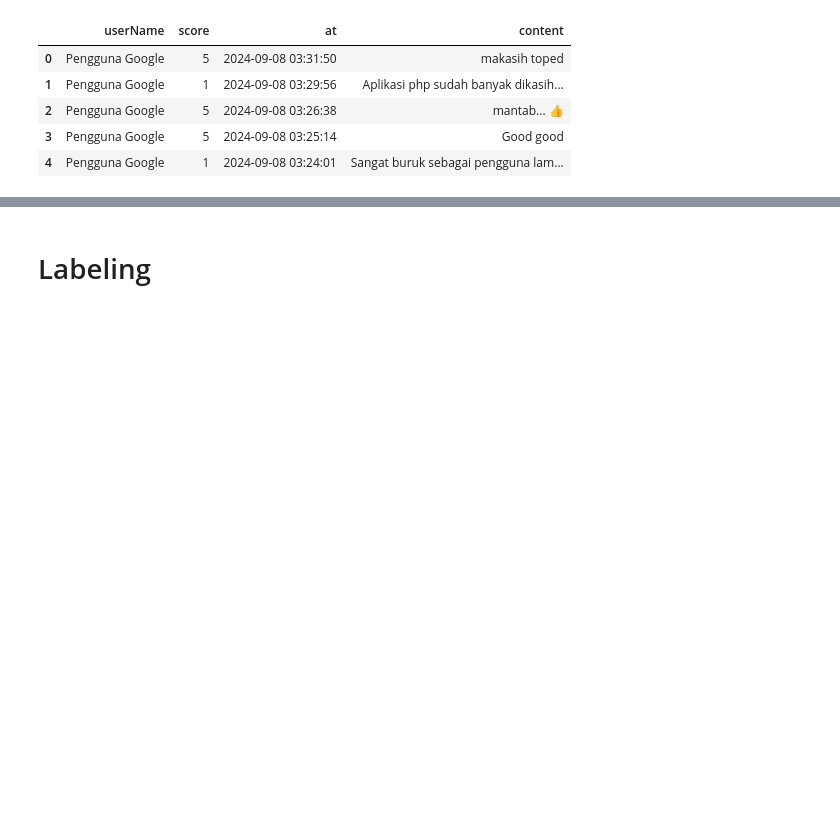
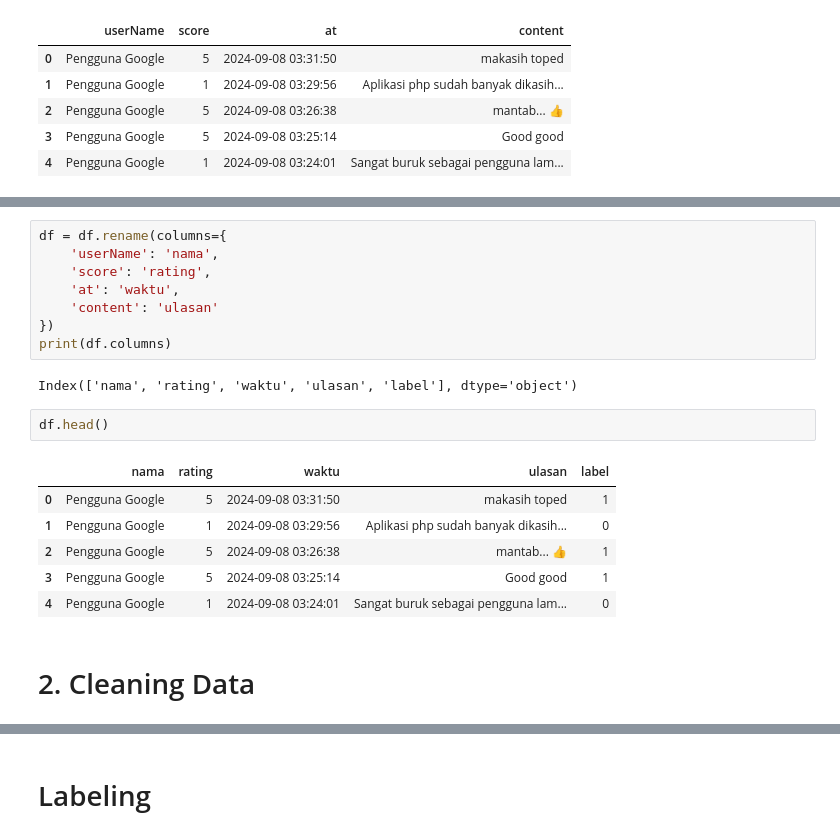
Before and after one commit to Mutasar/Proyek_Analisis_Sentimen, a Jupyter notebook: Analisa_Sentimen_Ulasan_Aplikasi_Tokopedia_di_Playstore.ipynb, the cells around one changed output, grey strips where cells are left out. Cells and saved outputs as stored; diff of their text form; blank space fills up the shorter version.

```diff
--- a/Analisa_Sentimen_Ulasan_Aplikasi_Tokopedia_di_Playstore.ipynb
+++ b/Analisa_Sentimen_Ulasan_Aplikasi_Tokopedia_di_Playstore.ipynb
@@ -37,0 +77,21 @@ df.head()
+# %%
+df = df.rename(columns={
+    'userName': 'nama',
+    'score': 'rating',
+    'at': 'waktu',
+    'content': 'ulasan'
+})
+print(df.columns)
+# %% [output]
+Index(['nama', 'rating', 'waktu', 'ulasan', 'label'], dtype='object')
+# %%
+df.head()
+# %% [output]
+|  | nama | rating | waktu | ulasan | label |
+| 0 | Pengguna Google | 5 | 2024-09-08 03:31:50 | makasih toped | 1 |
+| 1 | Pengguna Google | 1 | 2024-09-08 03:29:56 | Aplikasi php sudah banyak dikasih... | 0 |
+| 2 | Pengguna Google | 5 | 2024-09-08 03:26:38 | mantab... 👍 | 1 |
+| 3 | Pengguna Google | 5 | 2024-09-08 03:25:14 | Good good | 1 |
+| 4 | Pengguna Google | 1 | 2024-09-08 03:24:01 | Sangat buruk sebagai pengguna lam... | 0 |
+# %% [markdown]
+# 2. Cleaning Data
```
Also changed, not shown: parts of 10 cells of this notebook.
